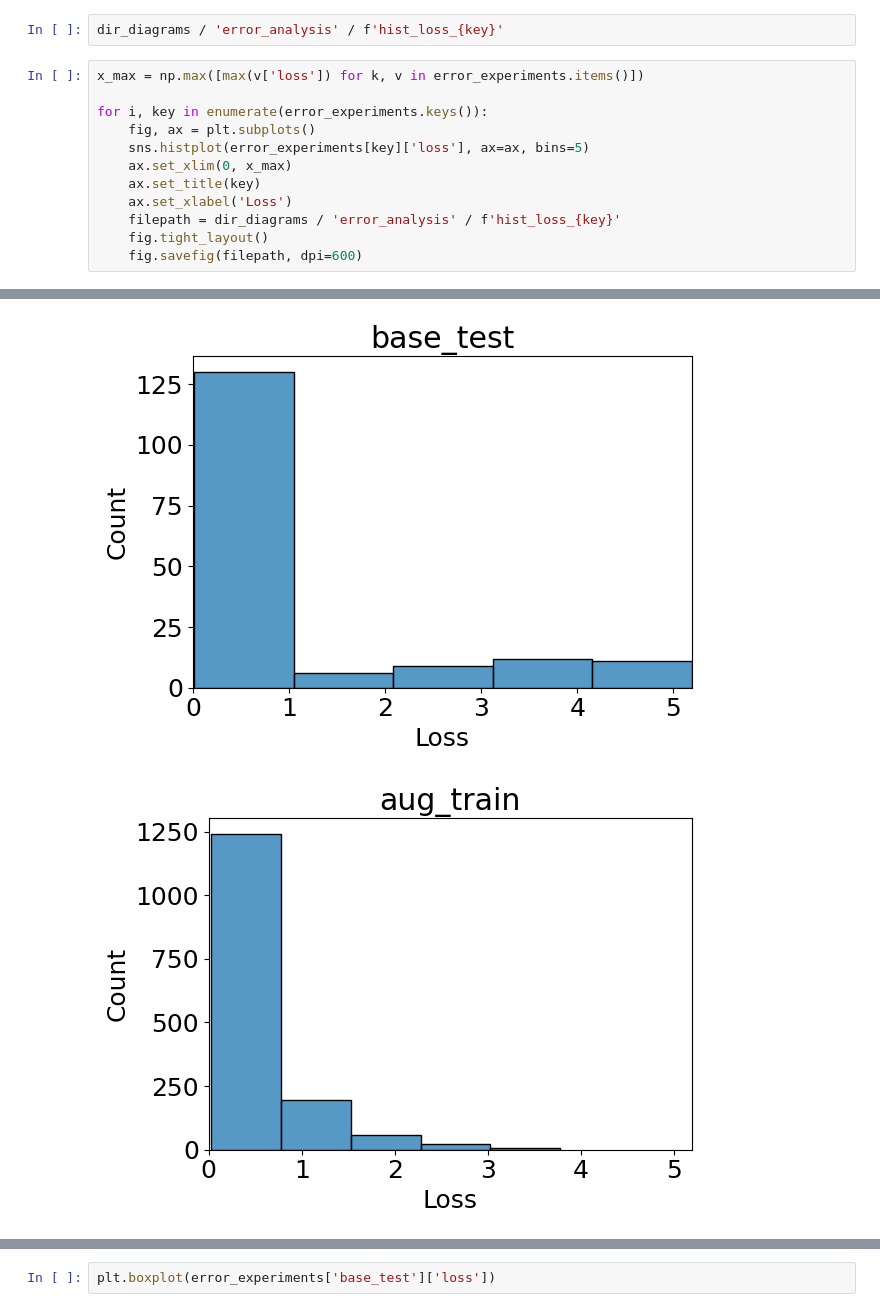
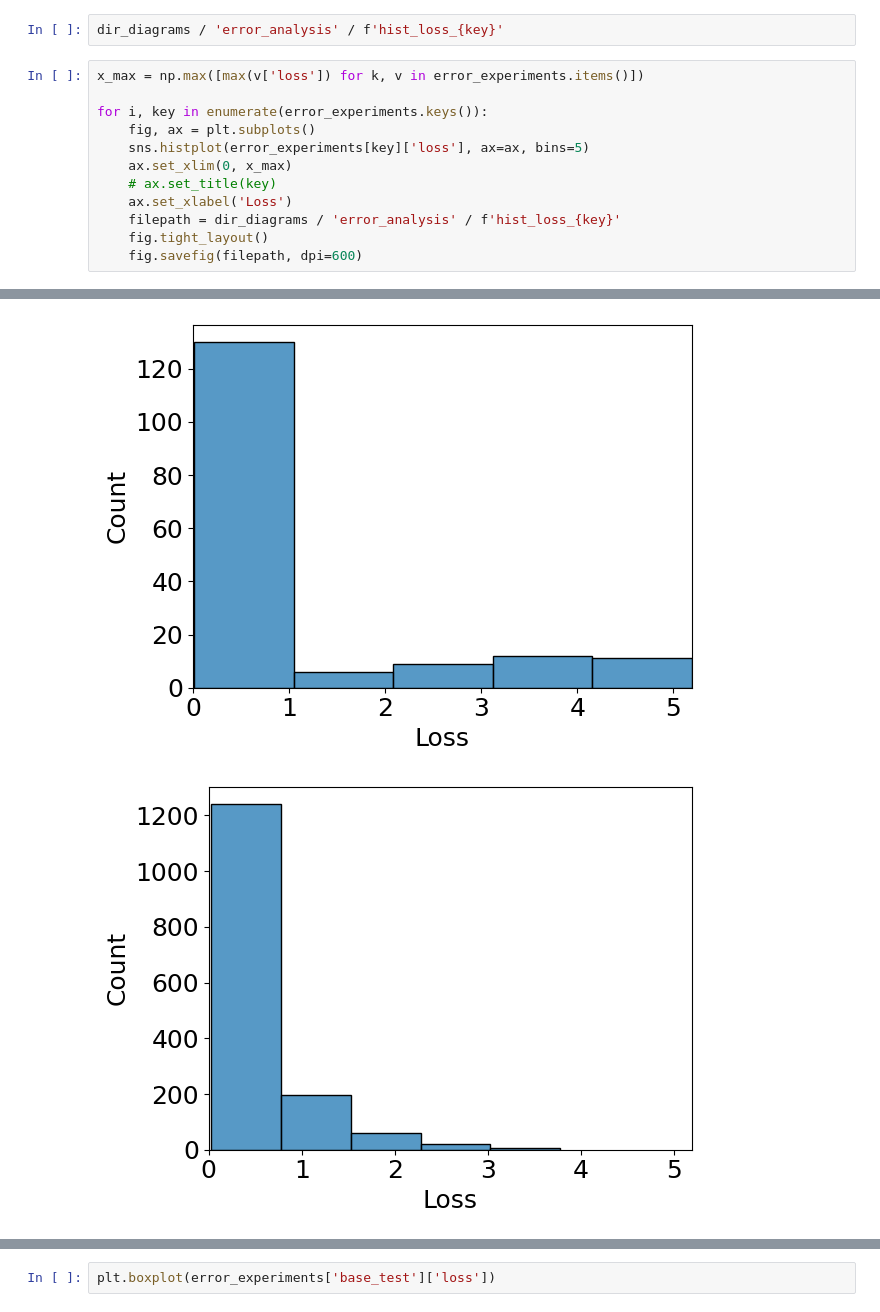
Before and after one commit to rldekkers/thesis-msc-data-science, a Jupyter notebook: 3_models.ipynb, the cells around one changed output, grey strips where cells are left out. Drawn from its saved outputs; the diff is of its cells as text.

```diff
--- a/3_models.ipynb
+++ b/3_models.ipynb
@@ -1287,7 +1287,7 @@ for i, key in enumerate(error_experiments.keys()):
     fig, ax = plt.subplots()
     sns.histplot(error_experiments[key]['loss'], ax=ax, bins=5)
     ax.set_xlim(0, x_max)
-    ax.set_title(key)
+    # ax.set_title(key)
     ax.set_xlabel('Loss')
     filepath = dir_diagrams / 'error_analysis' / f'hist_loss_{key}'
     fig.tight_layout()
@@ -1297,2 +1297,2 @@ for i, key in enumerate(error_experiments.keys()):
-[figure, old version]
+[figure, new version]
-[figure, old version]
+[figure, new version]
```
Also changed, not shown: parts of 4 cells of this notebook.
